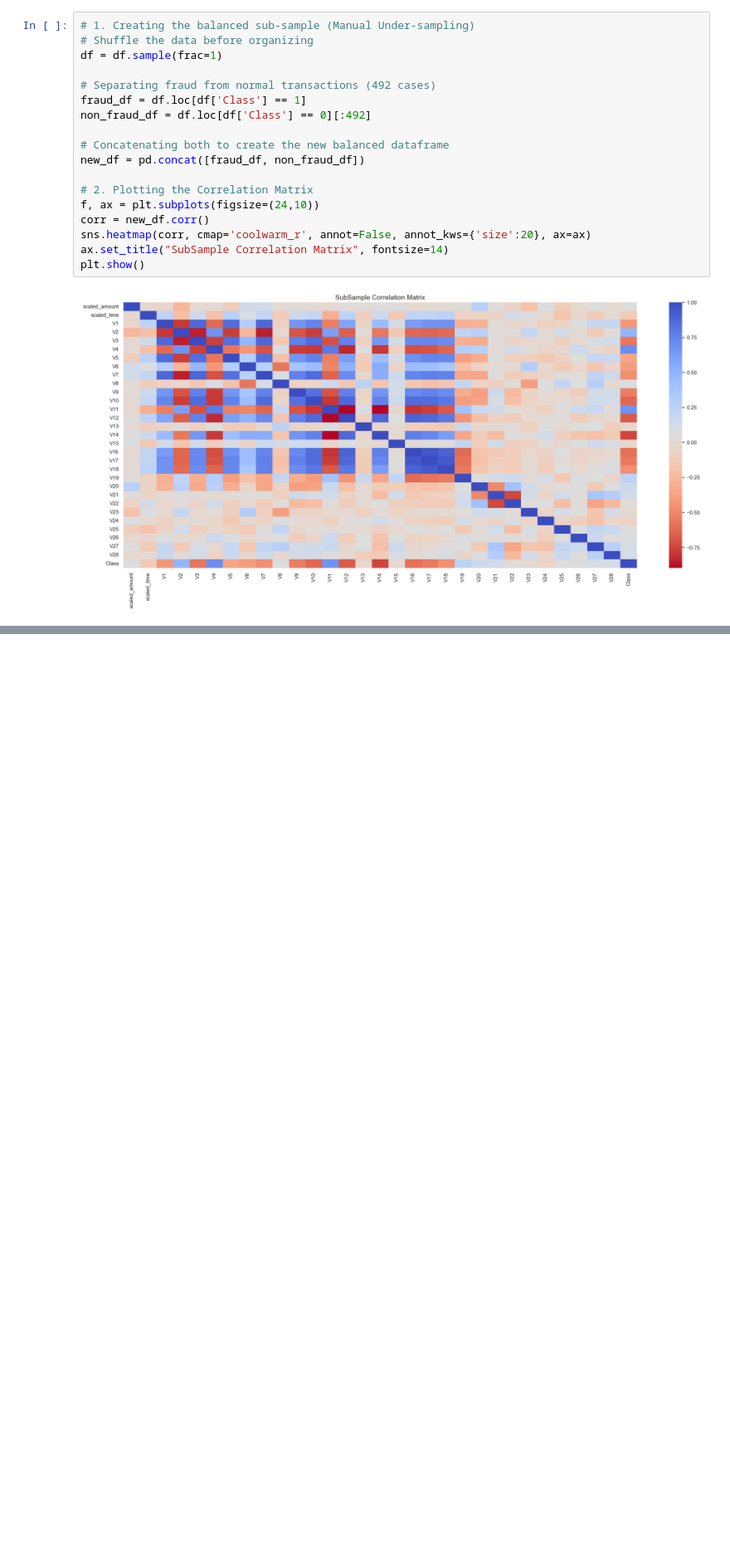
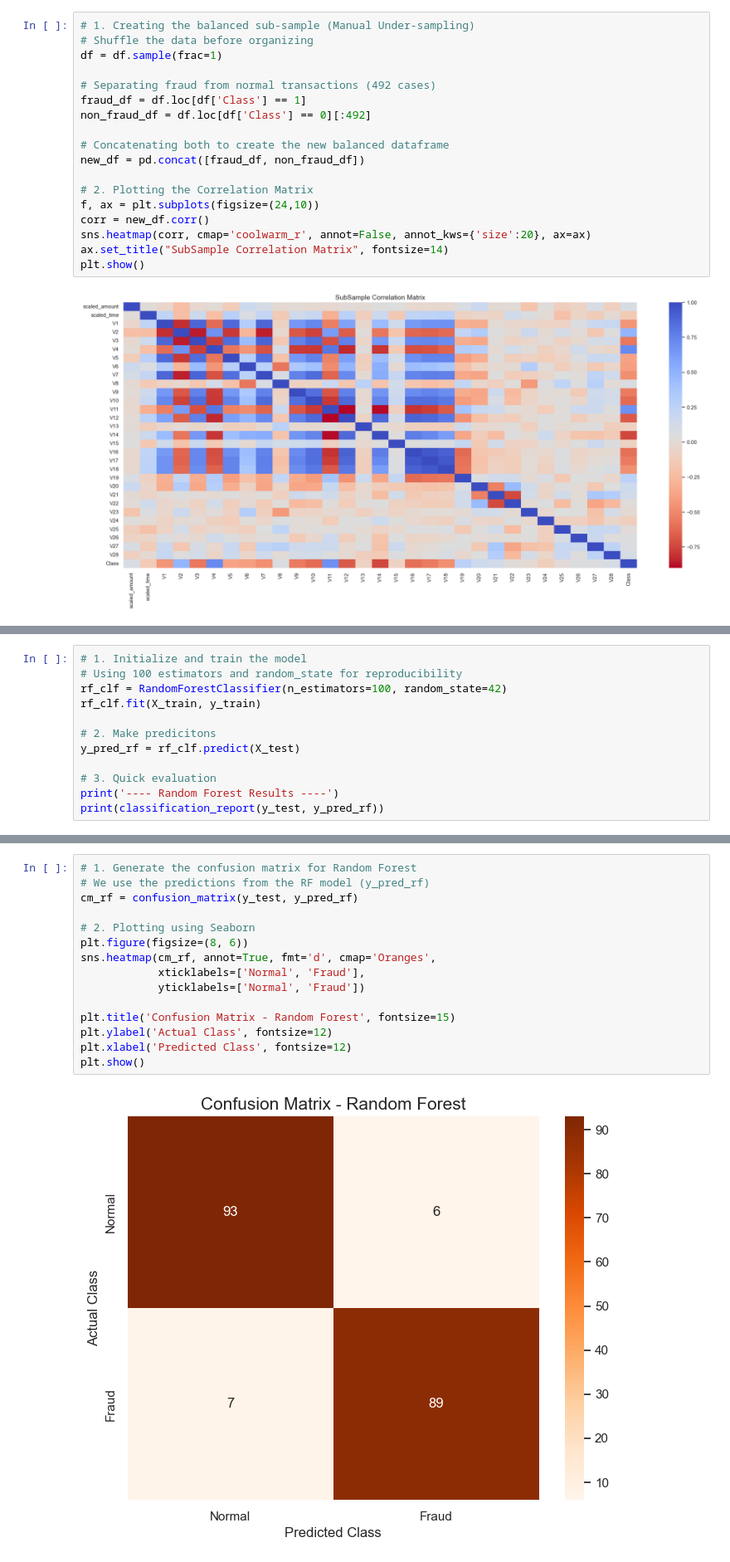
Before and after one commit to Rafaeldovale/detection-fraud-machine-learning, a Jupyter notebook: fraud_detection_analysis.ipynb, the cells around one changed output, grey strips where cells are left out. Shown at 83% size. Cells and saved outputs as stored; diff of their text form; blank space fills up the shorter version.

```diff
--- a/fraud_detection_analysis.ipynb
+++ b/fraud_detection_analysis.ipynb
@@ -267,0 +346,12 @@ plt.show()
+# %%
+# 1. Initialize and train the model
+# Using 100 estimators and random_state for reproducibility
+rf_clf = RandomForestClassifier(n_estimators=100, random_state=42)
+rf_clf.fit(X_train, y_train)
+
+# 2. Make predicitons
+y_pred_rf = rf_clf.predict(X_test)
+
+# 3. Quick evaluation
+print('---- Random Forest Results ----')
+print(classification_report(y_test, y_pred_rf))
@@ -267,0 +399,17 @@ plt.show()
+# %%
+# 1. Generate the confusion matrix for Random Forest
+# We use the predictions from the RF model (y_pred_rf)
+cm_rf = confusion_matrix(y_test, y_pred_rf)
+
+# 2. Plotting using Seaborn
+plt.figure(figsize=(8, 6))
+sns.heatmap(cm_rf, annot=True, fmt='d', cmap='Oranges',
+            xticklabels=['Normal', 'Fraud'],
+            yticklabels=['Normal', 'Fraud'])
+
+plt.title('Confusion Matrix - Random Forest', fontsize=15)
+plt.ylabel('Actual Class', fontsize=12)
+plt.xlabel('Predicted Class', fontsize=12)
+plt.show()
+# %% [output]
+[figure, added]
```
Also changed, not shown: parts of 10 cells of this notebook, 9 other files.
